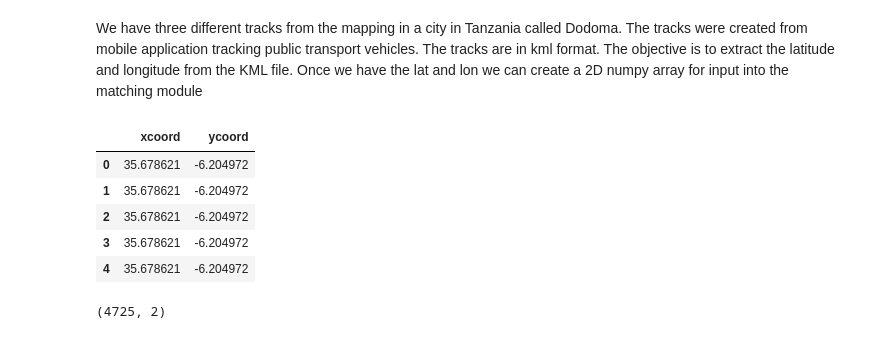
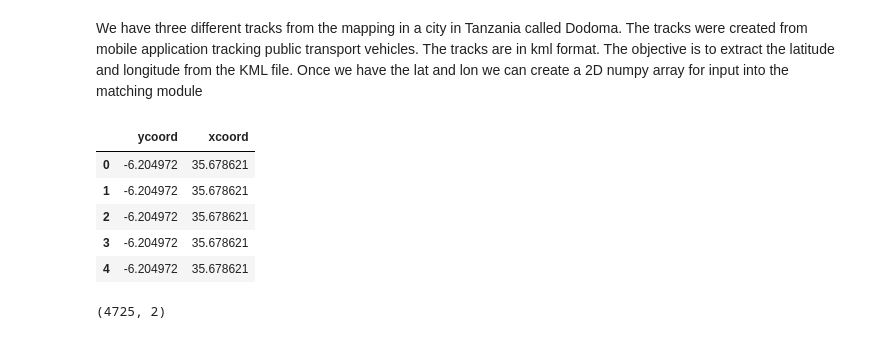
Before and after one commit to Zhuwaki/noiseplanet_example, a Jupyter notebook: mapmatching.ipynb, the cells around one changed output. Saved outputs shown, nothing was run; the diff lists cells and outputs as text; code cells hidden in the pictures.

```diff
--- a/mapmatching.ipynb
+++ b/mapmatching.ipynb
@@ -44,15 +44,15 @@ We have three different tracks from the mapping in a city in Tanzania called Dod
 # %%
 track = pandas.read_csv(r'kml_csv/route72.csv')
 
-track = track[['xcoord','ycoord']]
+track = track[['ycoord','xcoord']]
 track.head()
 # %% [output]
-|  | xcoord | ycoord |
-| 0 | 35.678621 | -6.204972 |
-| 1 | 35.678621 | -6.204972 |
-| 2 | 35.678621 | -6.204972 |
-| 3 | 35.678621 | -6.204972 |
-| 4 | 35.678621 | -6.204972 |
+|  | ycoord | xcoord |
+| 0 | -6.204972 | 35.678621 |
+| 1 | -6.204972 | 35.678621 |
+| 2 | -6.204972 | 35.678621 |
+| 3 | -6.204972 | 35.678621 |
+| 4 | -6.204972 | 35.678621 |
 # %%
 track.shape
 # %% [output]
```
Also changed, not shown: parts of 3 cells of this notebook.
